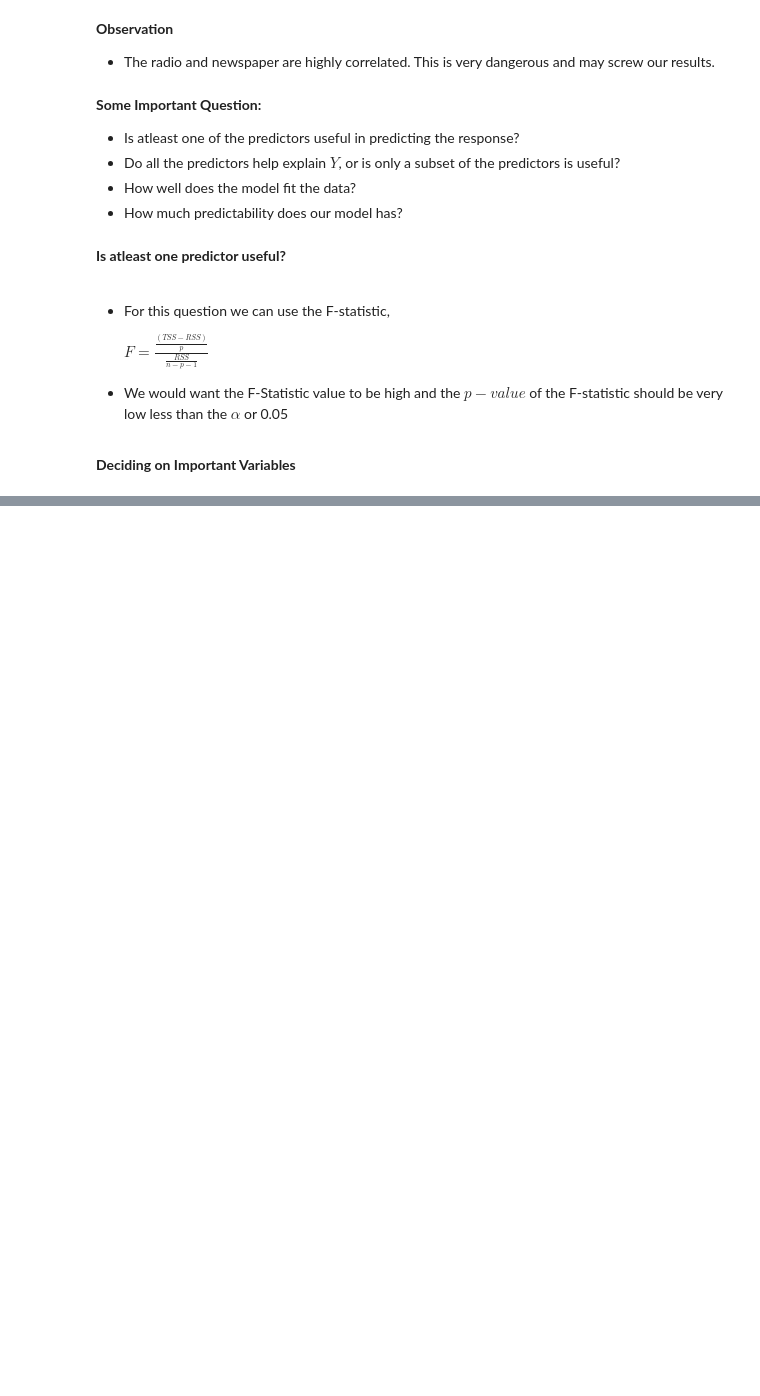
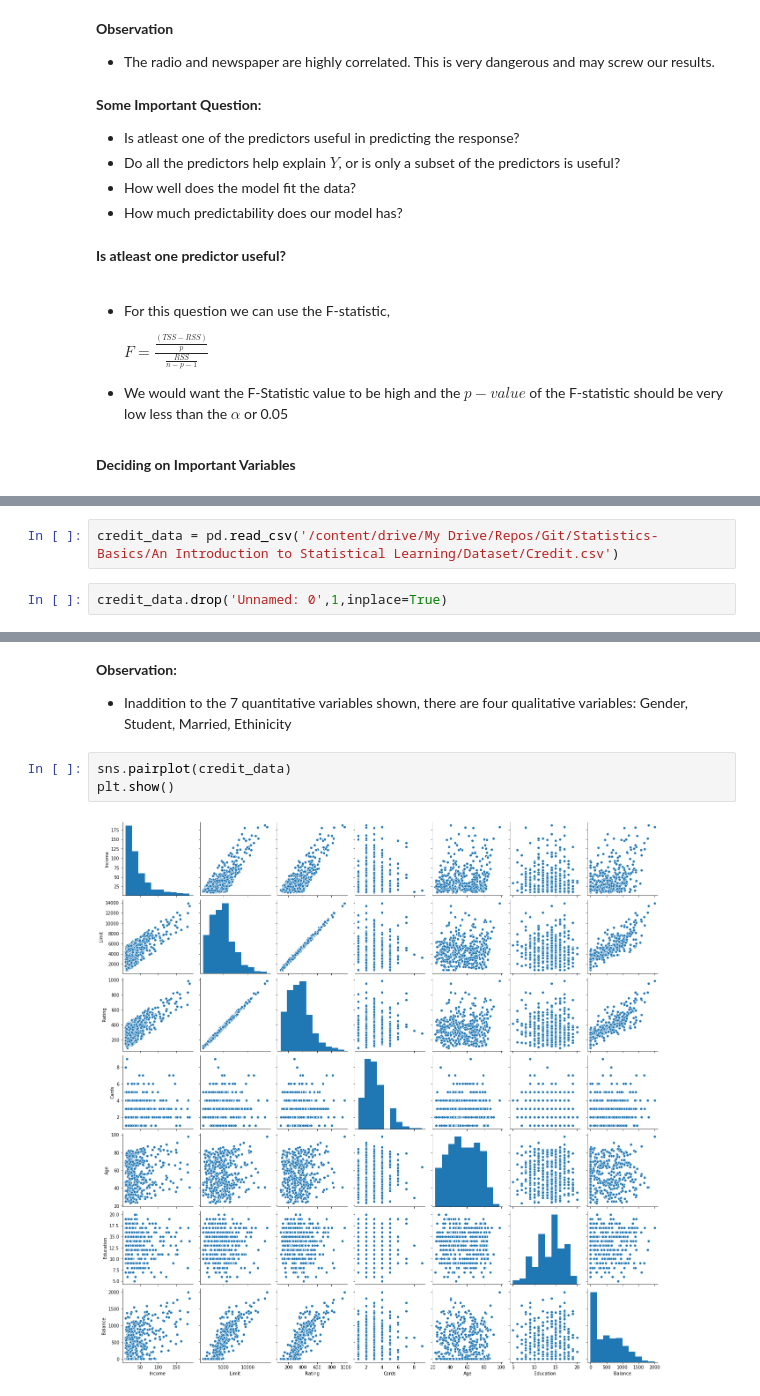
Before and after one commit to Revanthshalon/Machine-Learning, a Jupyter notebook: An Introduction to Statistical Learning/Unit 3 - Linear Regression/Unit 3 - Linear Regression.ipynb, the cells around one changed output, grey strips where cells are left out. Saved outputs shown, nothing was run; the diff lists cells and outputs as text; blank space fills up the shorter version.

```diff
--- a/An Introduction to Statistical Learning/Unit 3 - Linear Regression/Unit 3 - Linear Regression.ipynb
+++ b/An Introduction to Statistical Learning/Unit 3 - Linear Regression/Unit 3 - Linear Regression.ipynb
@@ -327,0 +351,4 @@ data.corr()
+# %%
+credit_data = pd.read_csv('/content/drive/My Drive/Repos/Git/Statistics-Basics/An Introduction to Statistical Learning/Dataset/Credit.csv')
+# %%
+credit_data.drop('Unnamed: 0',1,inplace=True)
@@ -327,0 +362,8 @@ data.corr()
+# %% [markdown]
+**Observation:**
+- Inaddition to the 7 quantitative variables shown, there are four qualitative variables: Gender, Student, Married, Ethinicity
+# %%
+sns.pairplot(credit_data)
+plt.show()
+# %% [output]
+[figure, added]
```
Also changed, not shown: parts of 51 cells of this notebook.
